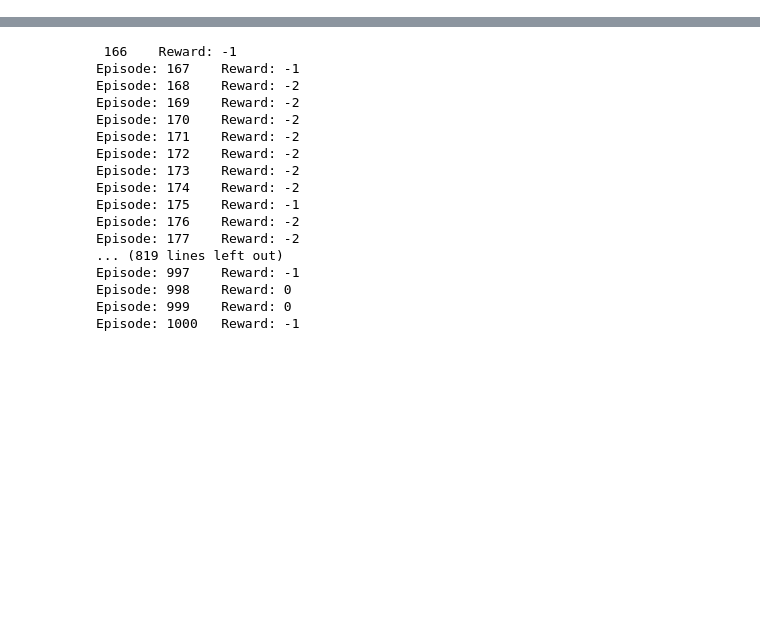
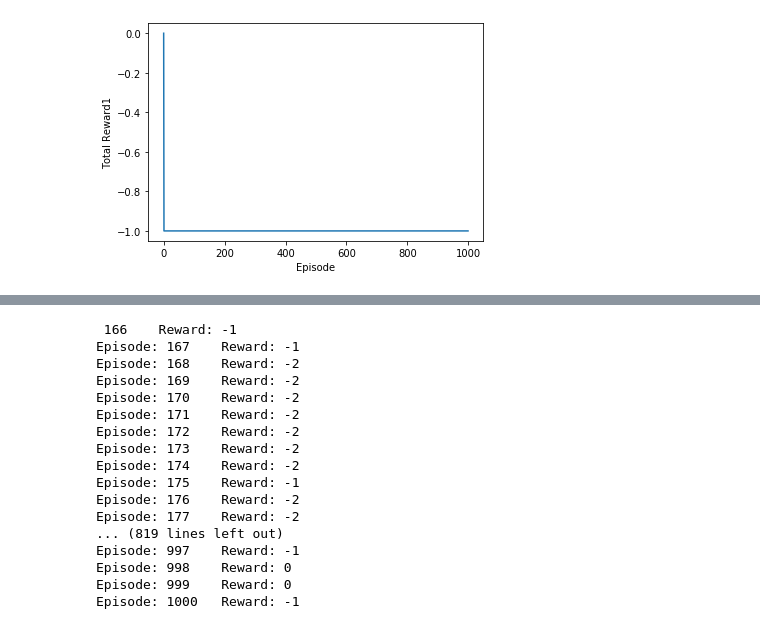
Before and after one commit to Yaishnavi/MultiObjective-PPO, a Jupyter notebook: ppo_mountaincar.ipynb, the cells around one changed output, grey strips where cells are left out. Cells and saved outputs as stored; diff of their text form; code cells hidden in the pictures; blank space fills up the shorter version.

```diff
--- a/ppo_mountaincar.ipynb
+++ b/ppo_mountaincar.ipynb
@@ -311 +311,10 @@ Episode: 1000   Reward: [-1. -2. -3.]
 [figure]
+# %%
+## Reward 1
+plt.plot(np.arange(len(rewards[:,0])), rewards[:,0])
+plt.ylabel('Total Reward1')
+plt.xlabel('Episode')
+plt.savefig('mountaincar_r1',bbox_inches='tight',facecolor="#FFFFFF")
+plt.show()
+# %% [output]
+[figure, added]
```
Also changed, not shown: parts of 4 cells of this notebook, 3 other files.
